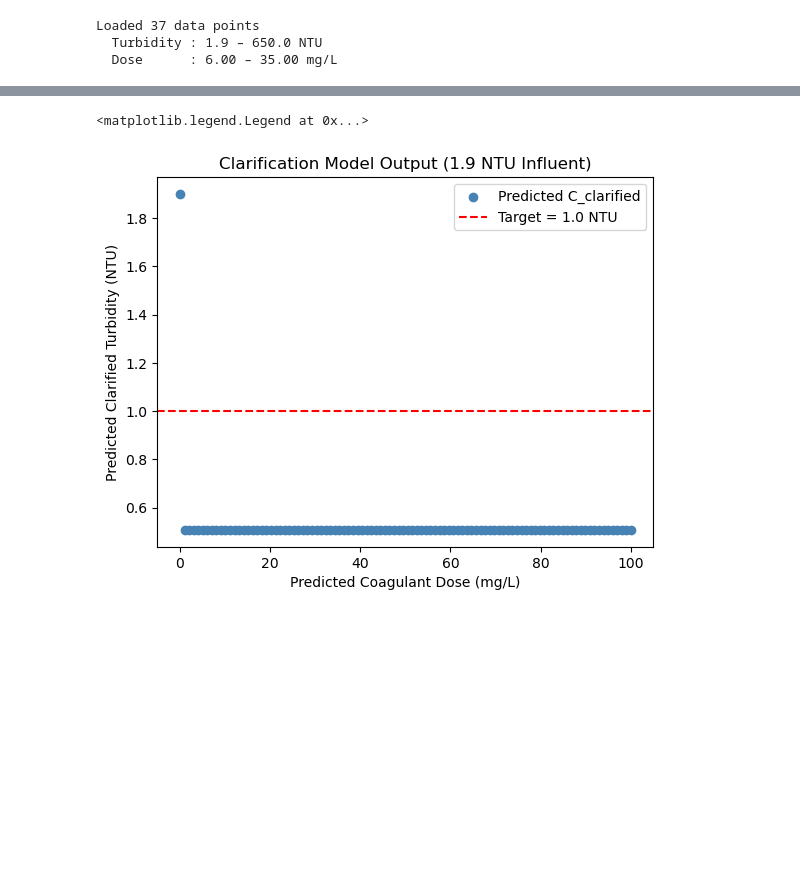
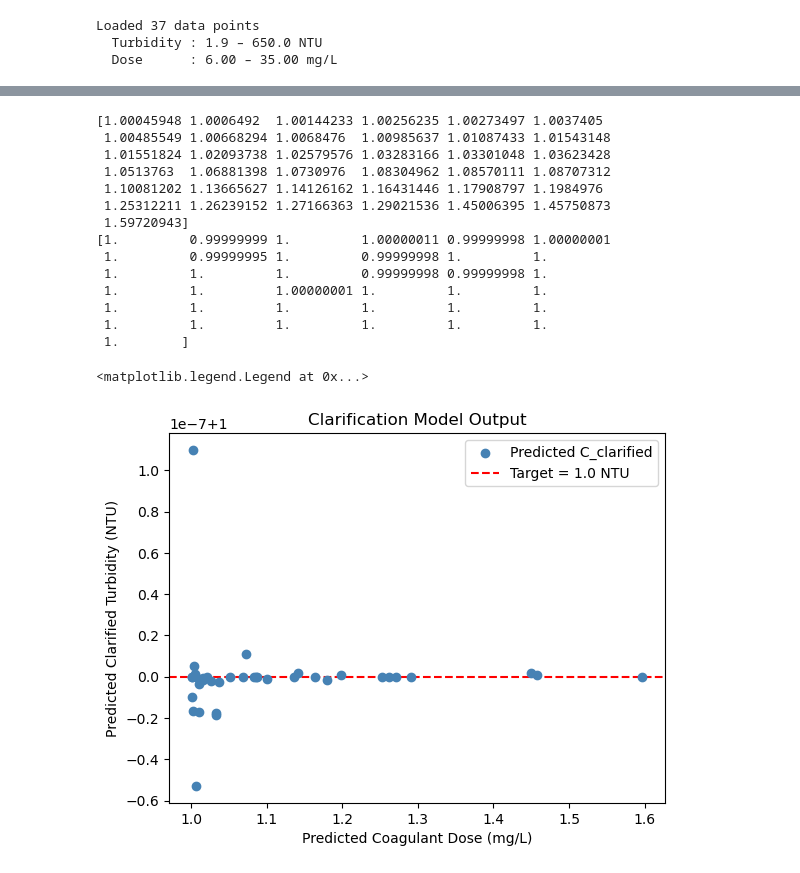
Before and after one commit to AguaClara/floc_modeling, a Jupyter notebook: Spring 2026/Model Fitting/Model_Fitting_SP26.ipynb, the cells around one changed output, grey strips where cells are left out. Saved outputs shown, nothing was run; the diff lists cells and outputs as text; code cells hidden in the pictures; blank space fills up the shorter version.

```diff
--- a/Spring 2026/Model Fitting/Model_Fitting_SP26.ipynb
+++ b/Spring 2026/Model Fitting/Model_Fitting_SP26.ipynb
@@ -75,7 +75,7 @@ INIT = {
     # "r_floc"         : 1.0e-3,  # floc radius in clarifier       [m] = 1 mm
     # "C_floc_blanket" : 2.0,     # floc blanket concentration     [kg/m³] ≈ 2 g/L
                                 # (textbook: typical 1–5 g/L)
-    "Lambda"         : 10.0e-2, # Floc separation distance       [m] = 10 cm
+    "Lambda"         : 1.0e-2, # Floc separation distance        [m] = 1 cm
     "C_dom"          : 1.0e-3,  # DOM concentration              [kg/m³]
 }
 # %%
@@ -116,6 +116,7 @@ def floc_clarify_model(C_raw_mass, C_coag_mass, params):
     # Gamma = 1 - Gamma_diff
     Gamma_diff = np.clip((1 - R_C ** 2.0 / (4.0 * R_P ** 2.0)) ** (N_per_clay * R_clay),
                                 0.0, 1.0)
+
     # Attachment efficiency
     alpha = 1 - Gamma_diff ** 2
 
@@ -184,7 +185,7 @@ def floc_clarify_model(C_raw_mass, C_coag_mass, params):
     # Clarified turbidity after passing through the full floc filter
     C_clarified = C_flocculated * (1.0 - p) ** n_boxes    # [kg/m³]
 
-    return C_clarified
+    return C_flocculated, C_clarified
 # %%
 # ============================================================
 # CELL 5 – Loss function + optimize
@@ -199,11 +200,11 @@ param_names = list(INIT.keys())
 
 def loss(params_array):
     params = {name: val for name, val in zip(param_names, params_array)}
-    C_pred = floc_clarify_model(C_raw_mass, C_coag_mass, params)
+    _, C_pred = floc_clarify_model(C_raw_mass, C_coag_mass, params)
     # Convert loss to NTU^2 to scale up closer to 1
     loss = np.mean(((C_pred - C_target) / NTU_TO_KG_M3)**2)
     print(f"Loss: {loss} NTU^2")
-    if loss > 1:
+    if loss >= 1:
         print(params)
     return loss
 
@@ -459,20 +472,38 @@ plt.show()
 # %%
 influent_NTU = 1.9
-C_influent_mass = np.full(100, influent_NTU * NTU_TO_KG_M3)
-C_coag_mass = np.linspace(0, 100, 100)
+C_influent_mass = np.full(10, influent_NTU * NTU_TO_KG_M3)
+# C_c_mass = np.linspace(0, 1, 10)
 
-C_clarified_NTU = floc_clarify_model(C_influent_mass, C_coag_mass, optimized) / NTU_TO_KG_M3
+print(predicted_dose_mgL)
+C_f, C_c = floc_clarify_model(C_raw_mass, predicted_dose_mgL * MGL_TO_KG_M3, optimized)
+C_clarified_NTU = C_c / NTU_TO_KG_M3
+C_flocculated_NTU = C_f / NTU_TO_KG_M3
+print(C_clarified_NTU)
 
 plt.figure()
 
-plt.scatter(C_coag_mass, C_clarified_NTU, label="Predicted C_clarified",
+plt.scatter(predicted_dose_mgL, C_clarified_NTU, label="Predicted C_clarified",
            color="steelblue", zorder=3)
 plt.axhline(C_TARGET_NTU, color="red", linestyle="--",
            label=f"Target = {C_TARGET_NTU} NTU")
 plt.xlabel("Predicted Coagulant Dose (mg/L)")
 plt.ylabel("Predicted Clarified Turbidity (NTU)")
-plt.title(f"Clarification Model Output ({influent_NTU} NTU Influent)")
+plt.title(f"Clarification Model Output")
 plt.legend()
 # %% [output]
-<matplotlib.legend.Legend at 0x...>
+[1.00045948 1.0006492  1.00144233 1.00256235 1.00273497 1.0037405
+ 1.00485549 1.00668294 1.0068476  1.00985637 1.01087433 1.01543148
+ 1.01551824 1.02093738 1.02579576 1.03283166 1.03301048 1.03623428
+ 1.0513763  1.06881398 1.0730976  1.08304962 1.08570111 1.08707312
+ 1.10081202 1.13665627 1.14126162 1.16431446 1.17908797 1.1984976
+ 1.25312211 1.26239152 1.27166363 1.29021536 1.45006395 1.45750873
+ 1.59720943]
+[1.         0.99999999 1.         1.00000011 0.99999998 1.00000001
+ 1.         0.99999995 1.         0.99999998 1.         1.
+ 1.         1.         1.         0.99999998 0.99999998 1.
+ 1.         1.         1.00000001 1.         1.         1.
+ 1.         1.         1.         1.         1.         1.
+ 1.         1.         1.         1.         1.         1.
+ 1.        ]
+<matplotlib.legend.Legend at 0x...>
-[figure, old version]
+[figure, new version]
```
Also changed, not shown: parts of 7 cells of this notebook.
